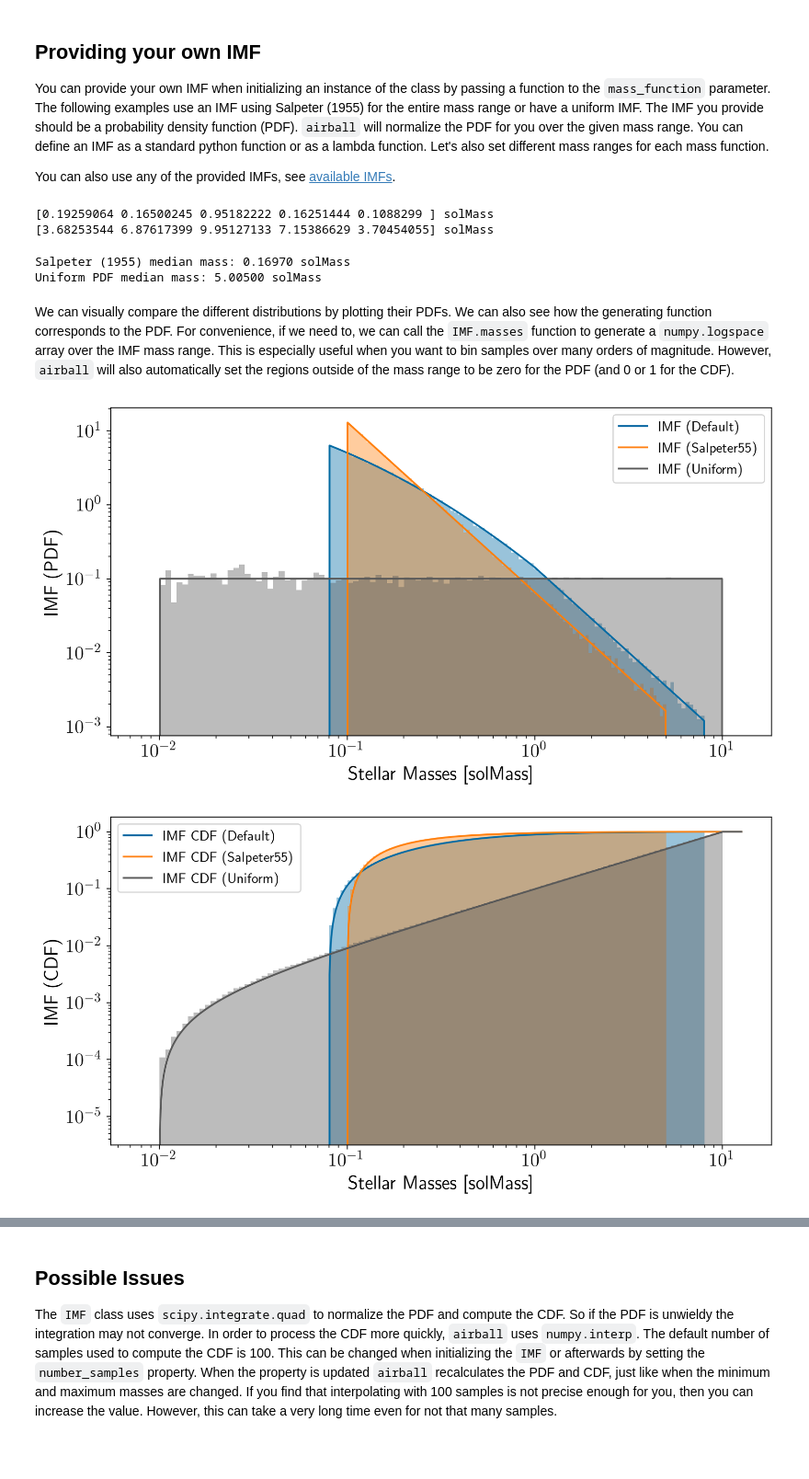
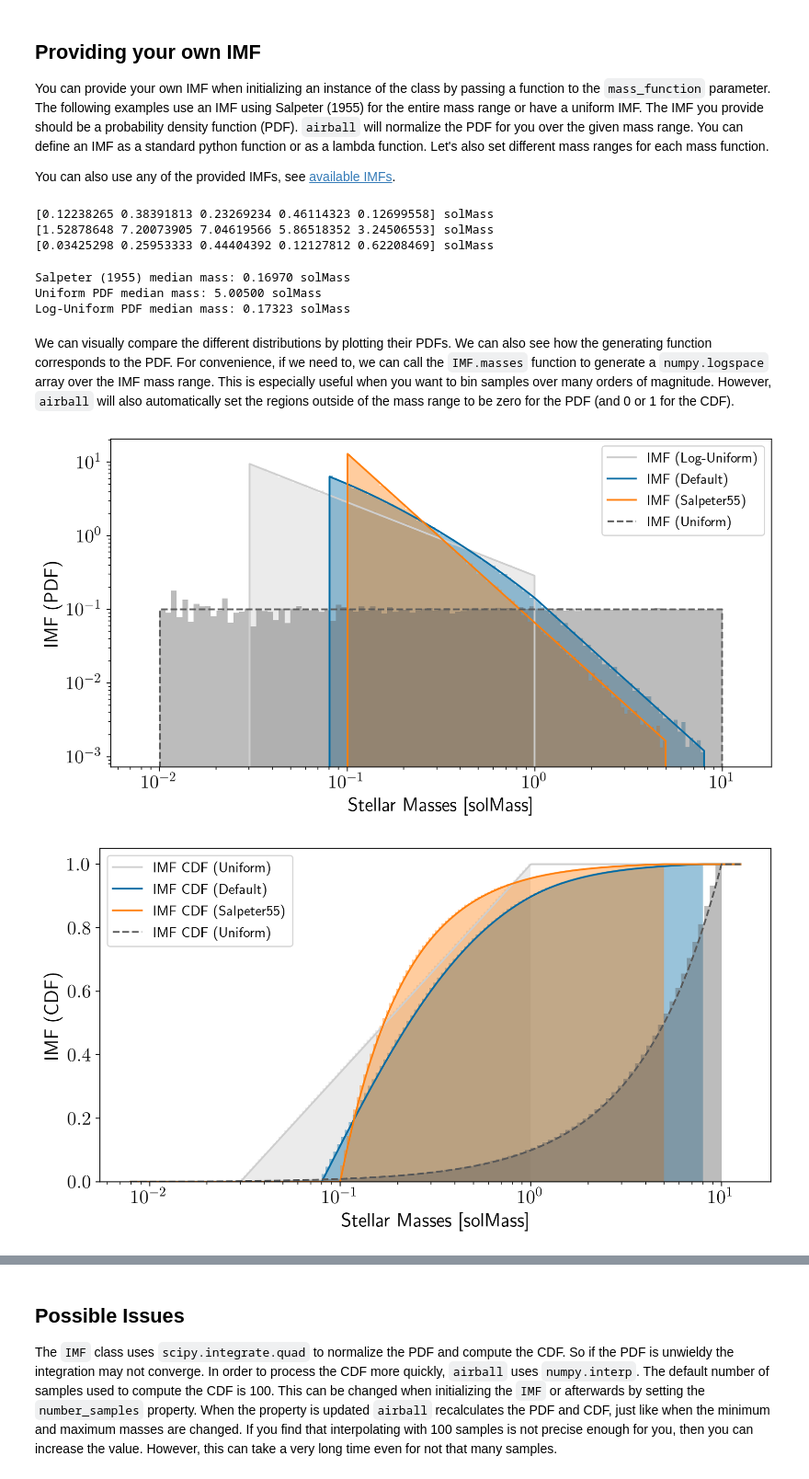
Before and after one commit to zyrxvo/airball, a Jupyter notebook: docs/examples/imf.ipynb, the cells around one changed output, grey strips where cells are left out. Shown at 92% size. Drawn from its saved outputs; the diff is of its cells as text; code cells hidden in the pictures; blank space fills up the shorter version.

Commit message:
Clarified differences between uniform and log-uniform

```diff
--- a/docs/examples/imf.ipynb
+++ b/docs/examples/imf.ipynb
@@ -50,24 +50,30 @@ You can also use any of the provided IMFs, see [available IMFs](../../api/imf/#a
 # Define an IMF based on Salpeter (1955) and a (unphysical) uniform IMF.
 def salpeter55(x): return x**-2.3
 uniform = lambda x: 1
+loguniform = lambda x: 1/x
 
 # Create an IMF with a specified mass range and default mass function
 salpeter55_imf = airball.IMF(min_mass=0.1, max_mass=5, mass_function=salpeter55)
-uniform_imf = airball.IMF(min_mass=0.01, max_mass=10, mass_function=uniform)
+uniform_imf = airball.IMF(min_mass=0.01, max_mass=10, number_samples=100, mass_function=uniform)
+loguniform_imf = airball.IMF(min_mass=0.03, max_mass=1, number_samples=100, mass_function=loguniform)
 
 # Generate some random masses from the IMFs
 print(salpeter55_imf.random_mass(5)) # Output: e.g., [2.13009562 0.10366307 0.91977187 0.11607485 0.11049281] solMass
-print(uniform_imf.random_mass(5)) # Output: e.g., [4.81040127 4.13340906 3.64267182 3.37830285 3.81484321] solMass
+print(uniform_imf.random_mass(5)) # Output: e.g., [4.81040127 4.13340906 3.64267182 3.37830285 3.81484321] solMassass
+print(loguniform_imf.random_mass(5)) # Output: e.g., [0.59206326 0.03541626 0.44852198 0.0262296  1.35840607] solMass
 # %% [output]
-[0.19259064 0.16500245 0.95182222 0.16251444 0.1088299 ] solMass
-[3.68253544 6.87617399 9.95127133 7.15386629 3.70454055] solMass
+[0.12238265 0.38391813 0.23269234 0.46114323 0.12699558] solMass
+[1.52878648 7.20073905 7.04619566 5.86518352 3.24506553] solMass
+[0.03425298 0.25953333 0.44404392 0.12127812 0.62208469] solMass
 # %%
 # Compute the median masses for the IMFs
 print(f'Salpeter (1955) median mass: {salpeter55_imf.median_mass:1.5f}')
 print(f'Uniform PDF median mass: {uniform_imf.median_mass:1.5f}')
+print(f'Log-Uniform PDF median mass: {loguniform_imf.median_mass:1.5f}')
 # %% [output]
 Salpeter (1955) median mass: 0.16970 solMass
 Uniform PDF median mass: 5.00500 solMass
+Log-Uniform PDF median mass: 0.17323 solMass
 # %% [markdown]
 We can visually compare the different distributions by plotting their PDFs. We can also see how the generating function corresponds to the PDF. For convenience, if we need to, we can call the `IMF.masses` function to generate a `numpy.logspace` array over the IMF mass range. This is especially useful when you want to bin samples over many orders of magnitude. However, `airball` will also automatically set the regions outside of the mass range to be zero for the PDF (and 0 or 1 for the CDF).
 # %%
@@ -83,35 +90,45 @@ ms = np.logspace(-2.1,1.1, npoints)
 plt.rcParams.update({'font.size': 16})
 fig,ax = plt.subplots(1,1, figsize=(10,5))
 
-ax.hist(default_samples, bins=imf.masses(nbins), density=True, color='C0', alpha=0.4)
-ax.hist(salpeter55_samples, bins=salpeter55_imf.masses(nbins), density=True, color='C1', alpha=0.4)
-ax.hist(uniform_samples, bins=uniform_imf.masses(nbins), density=True, color='C3', alpha=0.4)
+ax.hist(loguniform_samples, bins=loguniform_imf.masses(nbins), density=True, color='C9', alpha=0.4, log=True)
+ax.loglog(ms, loguniform_imf.pdf(ms), 'C9', label='IMF (Log-Uniform)')
 
+ax.hist(default_samples, bins=imf.masses(nbins), density=True, color='C0', alpha=0.4, log=True)
 ax.loglog(ms, imf.pdf(ms), 'C0', label='IMF (Default)')
+
+ax.hist(salpeter55_samples, bins=salpeter55_imf.masses(nbins), density=True, color='C1', alpha=0.4, log=True)
 ax.loglog(ms, salpeter55_imf.pdf(ms), 'C1', label='IMF (Salpeter55)')
-ax.loglog(ms, uniform_imf.pdf(ms), 'C3', label='IMF (Uniform)')
+
+ax.hist(uniform_samples, bins=uniform_imf.masses(nbins), density=True, color='C3', alpha=0.4, log=True)
+ax.loglog(ms, uniform_imf.pdf(ms), 'C3--', label='IMF (Uniform)')
 
 ax.legend(prop={'size': 12})
 ax.set_xlabel(f'Stellar Masses [{imf.unit}]')
 ax.set_ylabel('IMF (PDF)')
 plt.show()
 # %% [output]
-[figure, old version]
+[figure, new version]
 # %%
 plt.rcParams.update({'font.size': 16})
 fig,ax = plt.subplots(1,1, figsize=(10,5))
 
-ax.loglog(ms, imf.cdf(ms), 'C0', label='IMF CDF (Default)')
-ax.loglog(ms, salpeter55_imf.cdf(ms), 'C1', label='IMF CDF (Salpeter55)')
-ax.loglog(ms, uniform_imf.cdf(ms), 'C3', label='IMF CDF (Uniform)')
+ax.hist(loguniform_imf.random_mass(nsamples).value, bins=loguniform_imf.masses(nbins), density=True, cumulative=True, color='C9', alpha=0.4)
+ax.plot(ms, loguniform_imf.cdf(ms), 'C9', label='IMF CDF (Uniform)')
 
 ax.hist(imf.random_mass(nsamples).value, bins=imf.masses(nbins), density=True, cumulative=True, color='C0', alpha=0.4)
+ax.plot(ms, imf.cdf(ms), 'C0', label='IMF CDF (Default)')
+
 ax.hist(salpeter55_imf.random_mass(nsamples).value, bins=salpeter55_imf.masses(nbins), density=True, cumulative=True, color='C1', alpha=0.4)
+ax.plot(ms, salpeter55_imf.cdf(ms), 'C1', label='IMF CDF (Salpeter55)')
+
 ax.hist(uniform_imf.random_mass(nsamples).value, bins=uniform_imf.masses(nbins), density=True, cumulative=True, color='C3', alpha=0.4)
+ax.plot(ms, uniform_imf.cdf(ms), 'C3--', label='IMF CDF (Uniform)')
 
 ax.legend(loc=2, prop={'size': 12})
 ax.set_xlabel(f'Stellar Masses [{imf.unit}]')
 ax.set_ylabel('IMF (CDF)')
+ax.set_xscale('log')
+
 plt.show()
 # %% [output]
-[figure, old version]
+[figure, new version]
```
Also changed, not shown: parts of 5 cells of this notebook.
